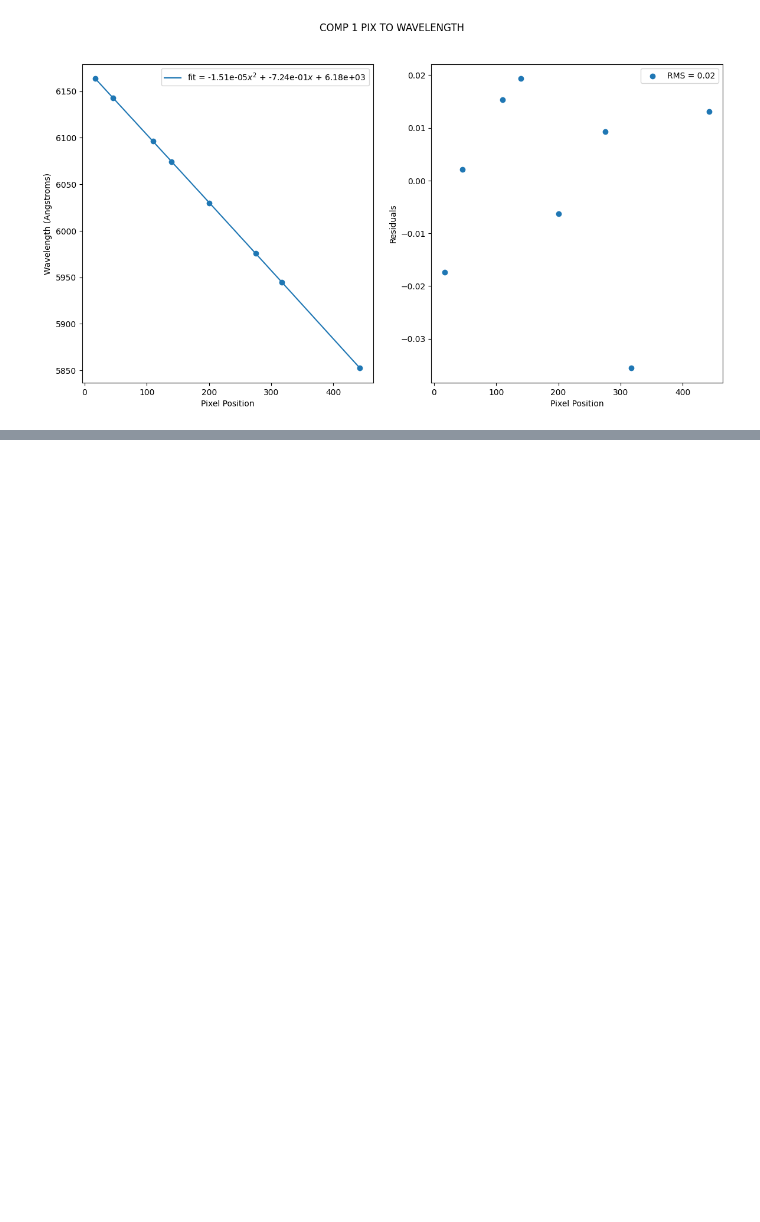
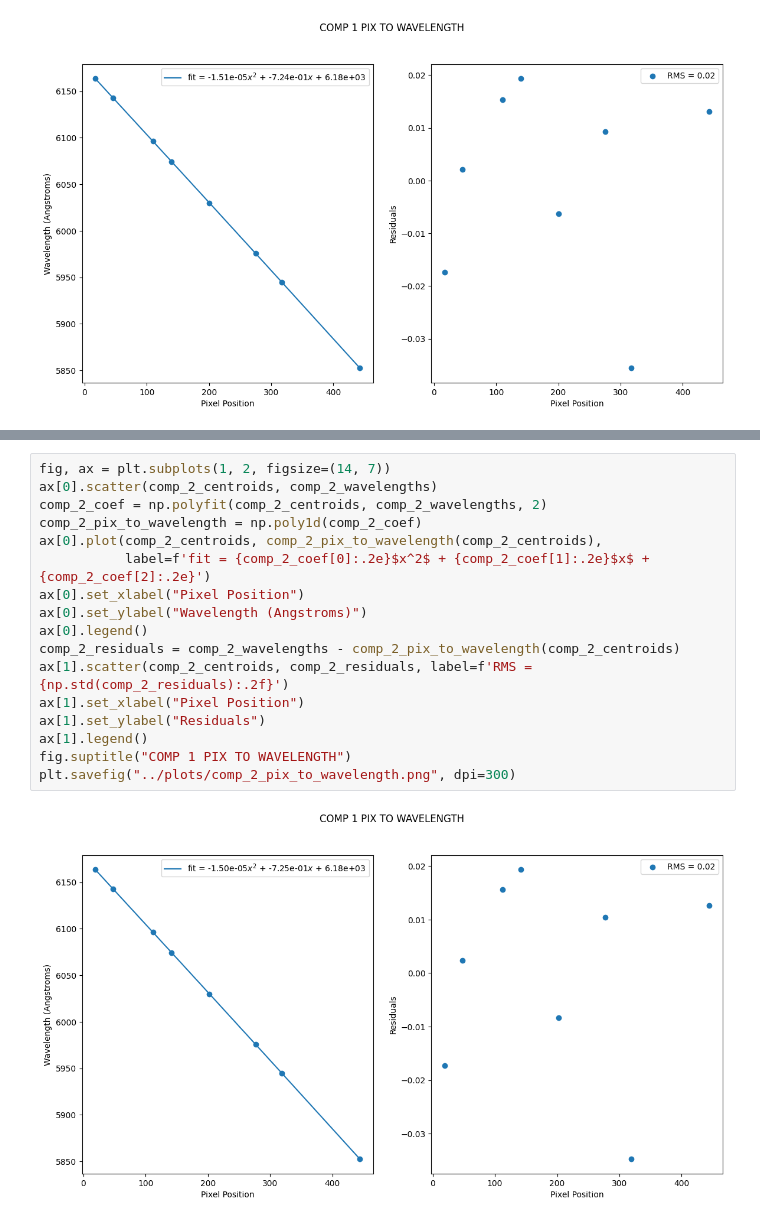
Before and after one commit to collinsinclair/astr-3520-final-project, a Jupyter notebook: analysis/wavelength-solution.ipynb, the cells around one changed output, grey strips where cells are left out. Cells and saved outputs as stored; diff of their text form; blank space fills up the shorter version.

```diff
--- a/analysis/wavelength-solution.ipynb
+++ b/analysis/wavelength-solution.ipynb
@@ -88,0 +147,19 @@ plt.savefig("../plots/comp_1_pix_to_wavelength.png", dpi=300)
+# %%
+fig, ax = plt.subplots(1, 2, figsize=(14, 7))
+ax[0].scatter(comp_2_centroids, comp_2_wavelengths)
+comp_2_coef = np.polyfit(comp_2_centroids, comp_2_wavelengths, 2)
+comp_2_pix_to_wavelength = np.poly1d(comp_2_coef)
+ax[0].plot(comp_2_centroids, comp_2_pix_to_wavelength(comp_2_centroids),
+           label=f'fit = {comp_2_coef[0]:.2e}$x^2$ + {comp_2_coef[1]:.2e}$x$ + {comp_2_coef[2]:.2e}')
+ax[0].set_xlabel("Pixel Position")
+ax[0].set_ylabel("Wavelength (Angstroms)")
+ax[0].legend()
+comp_2_residuals = comp_2_wavelengths - comp_2_pix_to_wavelength(comp_2_centroids)
+ax[1].scatter(comp_2_centroids, comp_2_residuals, label=f'RMS = {np.std(comp_2_residuals):.2f}')
+ax[1].set_xlabel("Pixel Position")
+ax[1].set_ylabel("Residuals")
+ax[1].legend()
+fig.suptitle("COMP 1 PIX TO WAVELENGTH")
+plt.savefig("../plots/comp_2_pix_to_wavelength.png", dpi=300)
+# %% [output]
+[figure, added]
```
Also changed, not shown: parts of 3 cells of this notebook, 4 other files.
